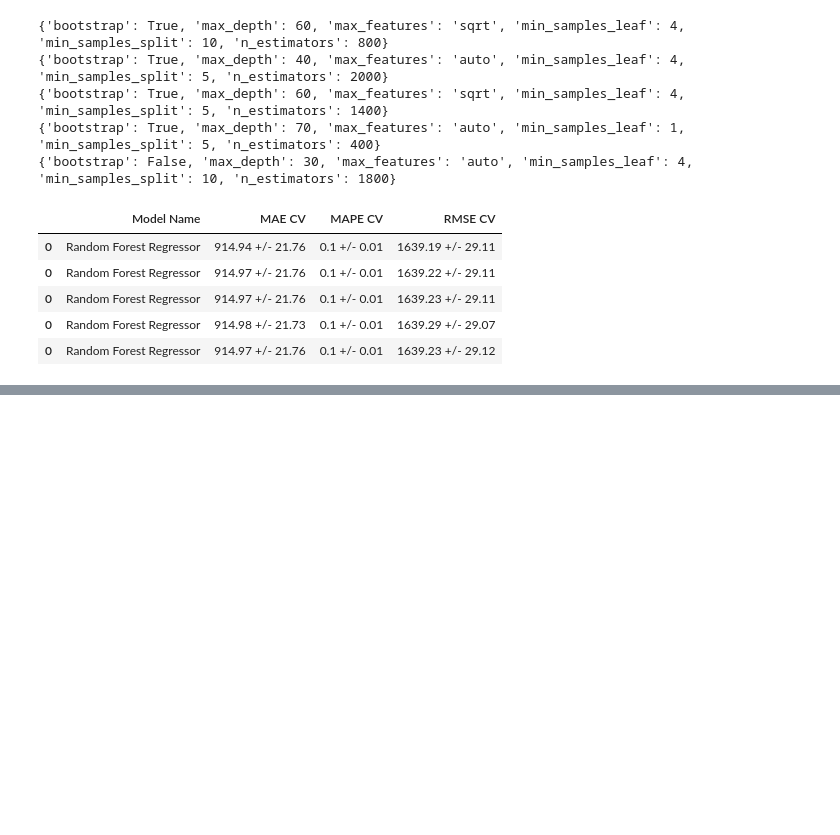
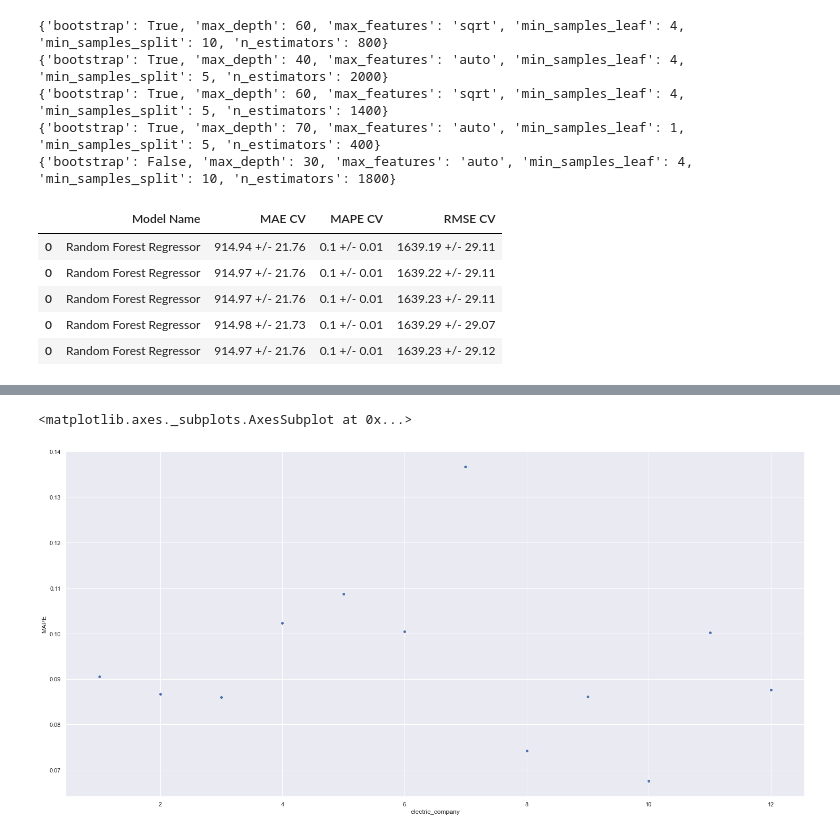
Before and after one commit to panambY/Hourly_Energy_Consumption, a Jupyter notebook: Hourly_Energy_Consumption.ipynb, the cells around one changed output, grey strips where cells are left out. Saved outputs shown, nothing was run; the diff lists cells and outputs as text; code cells hidden in the pictures; blank space fills up the shorter version.

Commit message:
interpretation of error

```diff
--- a/Hourly_Energy_Consumption.ipynb
+++ b/Hourly_Energy_Consumption.ipynb
@@ -1284,0 +1301,15 @@ final_result
+# %%
+# model
+rf_tuned = RandomForestRegressor( bootstrap = param_tuned['bootstrap'],
+                                  max_depth = param_tuned['max_depth'],
+                                  max_features = param_tuned['max_features'],
+                                  min_samples_leaf = param_tuned['min_samples_leaf'],
+                                  min_samples_split = param_tuned['min_samples_split'],
+                                  n_estimators = param_tuned['n_estimators'] ).fit( x_train, y_train )
+
+# prediction
+yhat_rf_tuned = rf_tuned.predict( x_test )
+
+# performance
+rf_result_tuned = ml_error( 'Random Forest Regressor', np.expm1( y_test ), np.expm1( yhat_rf_tuned ) )
+rf_result_tuned
@@ -1284,0 +1326,6 @@ final_result
+# %%
+df9 = X_test[ cols_selected_boruta_full ]
+
+# rescale
+df9['mw_energy_consumption'] = np.expm1( df9['mw_energy_consumption'] )
+df9['predictions'] = np.expm1( yhat_rf_tuned )
@@ -1284,0 +1334,18 @@ final_result
+# %%
+# sum of predictions
+df91 = df9[['electric_company', 'predictions']].groupby( 'electric_company' ).sum().reset_index()
+
+# MAE e MAPE
+df9_aux1 = df9[['electric_company', 'mw_energy_consumption', 'predictions']].groupby( 'electric_company' ).apply( lambda x: mean_absolute_error( x['mw_energy_consumption'], x['predictions'] ) ).reset_index().rename( columns={0:'MAE'} )
+df9_aux2 = df9[['electric_company', 'mw_energy_consumption', 'predictions']].groupby( 'electric_company' ).apply( lambda x: mean_absolute_percentage_error( x['mw_energy_consumption'], x['predictions'] ) ).reset_index().rename( columns={0:'MAPE'} )
+
+# Merge
+df9_aux3 = pd.merge( df9_aux1, df9_aux2, how='inner', on='electric_company' )
+df92 = pd.merge( df91, df9_aux3, how='inner', on='electric_company' )
+
+# Scenarios
+df92['worst_scenario'] = df92['predictions'] - df92['MAE']
+df92['best_scenario'] = df92['predictions'] + df92['MAPE']
+
+# order columns
+df92 = df92[['electric_company', 'predictions', 'worst_scenario', 'best_scenario', 'MAE', 'MAPE']]
@@ -1284,0 +1378,5 @@ final_result
+# %%
+sns.scatterplot( x='electric_company', y='MAPE', data=df92 )
+# %% [output]
+<matplotlib.axes._subplots.AxesSubplot at 0x...>
+[figure, added]
```
Also changed, not shown: parts of 17 cells of this notebook.
